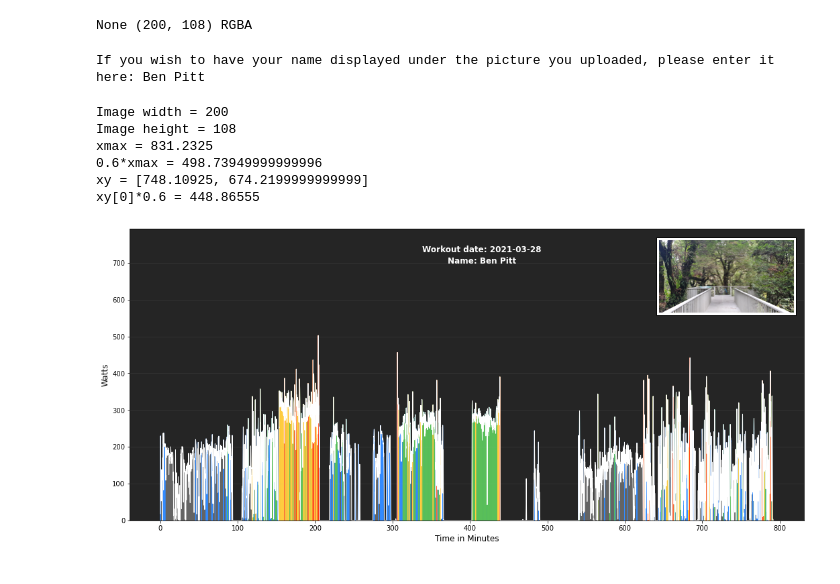
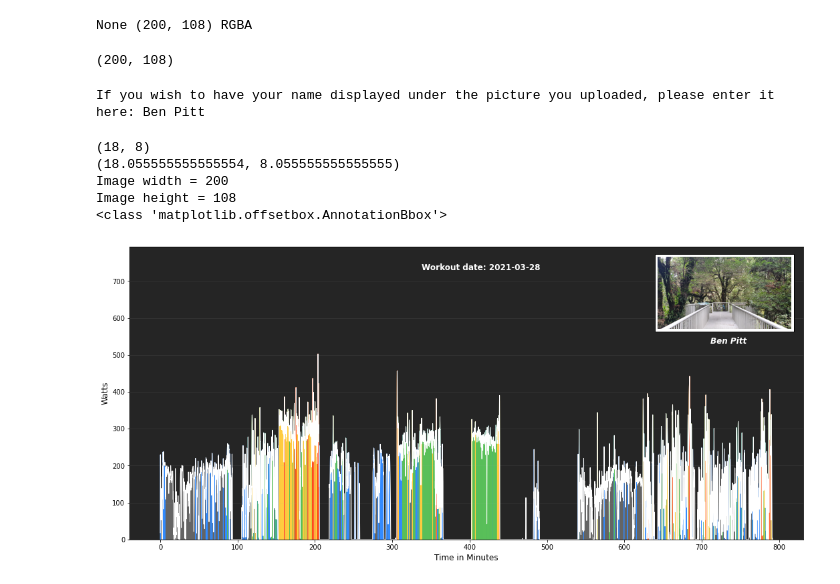
Before and after one commit to gdurante2019/graph-workout-streamlit, a Jupyter notebook: Graph-from-fitfile-122521.ipynb, the cells around one changed output. Drawn from its saved outputs; the diff is of its cells as text; code cells hidden in the pictures.

Commit message:
More modifications to code to plot thumbnail image and name

```diff
--- a/Graph-from-fitfile-121021.ipynb
+++ b/Graph-from-fitfile-122521.ipynb
@@ -365,15 +365,15 @@ The image is wider than it is tall.  Rescale such that width <= 200 pixels.
 # %%
 # is width < 200 or height > 100?
 
-if width > 200 or height > 100:
-    if width > height:
-        width_reduce_factor = width / 200
-        new_width = int(width / width_reduce_factor)
-        new_height = int(height / width_reduce_factor)
-    else:
-        height_reduce_factor = height / 200
-        new_height = int(height / height_reduce_factor)
-        new_width = int(width / height_reduce_factor)
+if height > 100:
+    height_reduce_factor = height / 100
+    new_height = int(height / height_reduce_factor)
+    new_width = int(width / height_reduce_factor)
+
+if width > height:
+    width_reduce_factor = width / 200
+    new_width = int(width / width_reduce_factor)
+    new_height = int(height / width_reduce_factor)
 
     print("Width rescaled to {}; height rescaled to {}".format(new_width, new_height))
 
@@ -390,6 +404,10 @@ im
 print(im.format, im.size, im.mode)
 # %% [output]
 None (200, 108) RGBA
+# %%
+im.size[0], im.size[1]
+# %% [output]
+(200, 108)
 # %%
 name = input("If you wish to have your name displayed under the picture you uploaded, please enter it here: ")
 # %% [output]
@@ -401,7 +419,13 @@ from matplotlib.text import Annotation
 
 
 if ftp != None:
-    img, ax = plt.subplots(figsize=(18, 8))
+    figsize = (18, 8)
+    print(figsize)
+    px = 1/plt.rcParams['figure.dpi']  # pixel in inches
+    figsize = (1300*px, 580*px)
+    print(figsize)
+
+    img, ax = plt.subplots(figsize=figsize)
     ax.set_facecolor(color='#252525')
     ax.set_xlabel("Time in Minutes", fontsize='large')
     ax.set_ylabel("Watts", fontsize='large')
@@ -419,60 +443,55 @@ if ftp != None:
     plt.fill_between(minutes, watts_smoothed, where=watts_smoothed > 1.18*ftp, color='#ff340c')
 
     # Setting the image and location (thanks to Phil Daws for the code that helped me get started)
-
+    # Note:  xy is set using 'data' for coordinates
     xmin, xmax = ax.get_xlim()
     ymin, ymax = ax.get_ylim()
-    xy = [xmax-(xmax*0.1), ymax-(ymax*0.15)]
+    xy = [xmax-(xmax*0.05), ymax-(ymax*0.05)]
 
 
     # Adding the workout date to the graph
     workout_date = Annotation(f'Workout date: {date_str}', xy=[xmax//2, ymax-(ymax*0.08)],
                               ha='center', color='white', fontweight='bold', fontsize='large')
     ax.add_artist(workout_date)
-
-    rider_name = Annotation(f'Name: {name}', xy=[xmax//2, ymax-(ymax*0.12)], ha='center',
-                            color='white', fontweight='bold', fontsize='large')
-    ax.add_artist(rider_name)
-
 
     # Upload image, e.g., "example_image.png"
     if img_name != '':
 
         imagebox = OffsetImage(im, zoom=1)
         print("Image width = {}".format(new_width))
         print("Image height = {}".format(new_height))
         imagebox.image.axes = ax
 
-        ab = AnnotationBbox(imagebox, xy, frameon=True, box_alignment = (0.6, 0.55))
+        # setting image box location using xycoords='figure fraction'
+        xy = [0.8, 0.8]
 
-        print(f'xmax = {xmax}')
-        print(f'0.6*xmax = {0.6*xmax}')
-        print(f'xy = {xy}')
-        print(f'xy[0]*0.6 = {xy[0]*0.6}')
-
+        ab = AnnotationBbox(imagebox, xy, xycoords='figure fraction',
+                            frameon=True, box_alignment = (1,1))
+        print(type(ab))
         ax.add_artist(ab)
 
-        # Adding name under image
-#         rider_name = Annotation(name, xy=[xmax-(xmax*0.12), ymax-(ymax*0.33)], xycoords='data',
-#                                 ha='center', color='white', fontweight='bold', fontsize='medium',
-#                                 fontstyle='italic')
+        # Annotate image with a text box
+        txt = TextArea(name, textprops=dict(color="white", fontsize='large', ha='center',
+                                            fontweight='bold', fontstyle='italic'))
 
-#         ax.add_artist(rider_name)
-
+        ab = AnnotationBbox(txt, xy, xybox=(-im.size[0]/3,-im.size[1]-12),
+                            xycoords='figure fraction', boxcoords="offset points",
+                            frameon=False, box_alignment=(1, 1), annotation_clip=False,
+                            fontsize='large')
+        ax.add_artist(ab)
 
     # Setting plot line color and thickness
     plt.plot(minutes, watts_smoothed, color='white', linewidth=1.0)
 
     plt.show()
 
 else:
     print(f"\nThe graph cannot be drawn; no valid FTP was provided.")
     print(f"If you wish to try again, please have your FTP value ready and then reload this page.")
 # %% [output]
+(18, 8)
+(18.055555555555554, 8.055555555555555)
 Image width = 200
 Image height = 108
-xmax = 831.2325
-0.6*xmax = 498.73949999999996
-xy = [748.10925, 674.2199999999999]
-xy[0]*0.6 = 448.86555
+<class 'matplotlib.offsetbox.AnnotationBbox'>
-[figure, old version]
+[figure, new version]
```
Also changed, not shown: parts of 3 cells of this notebook.
